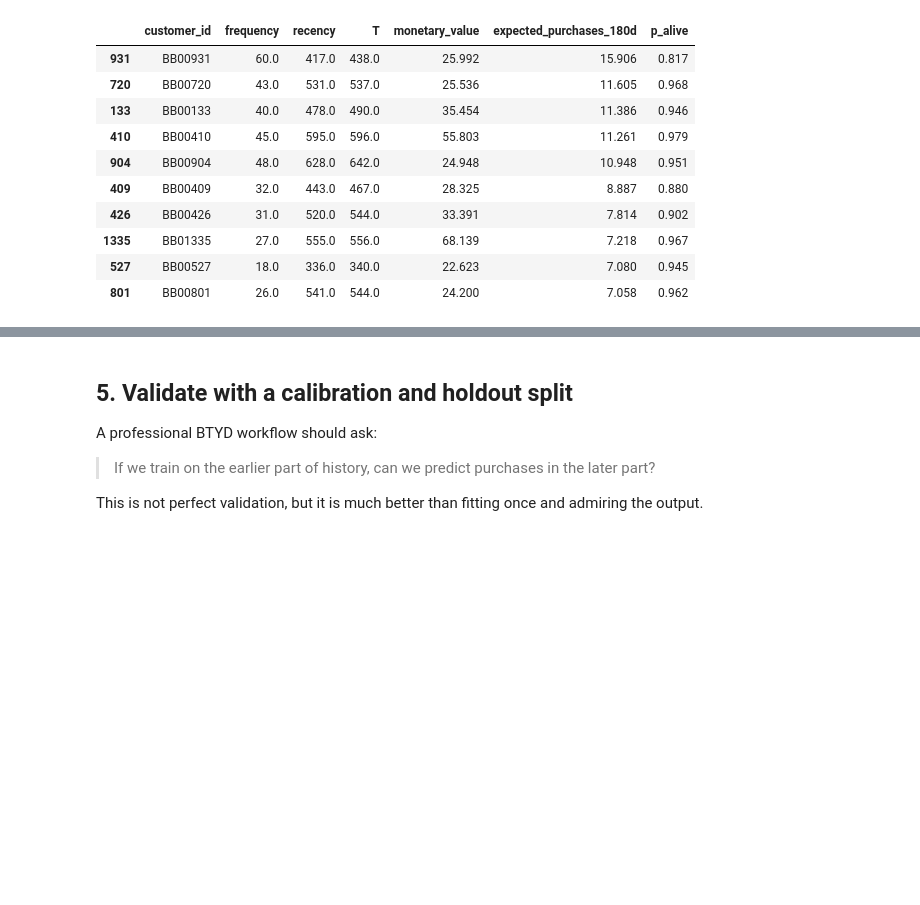
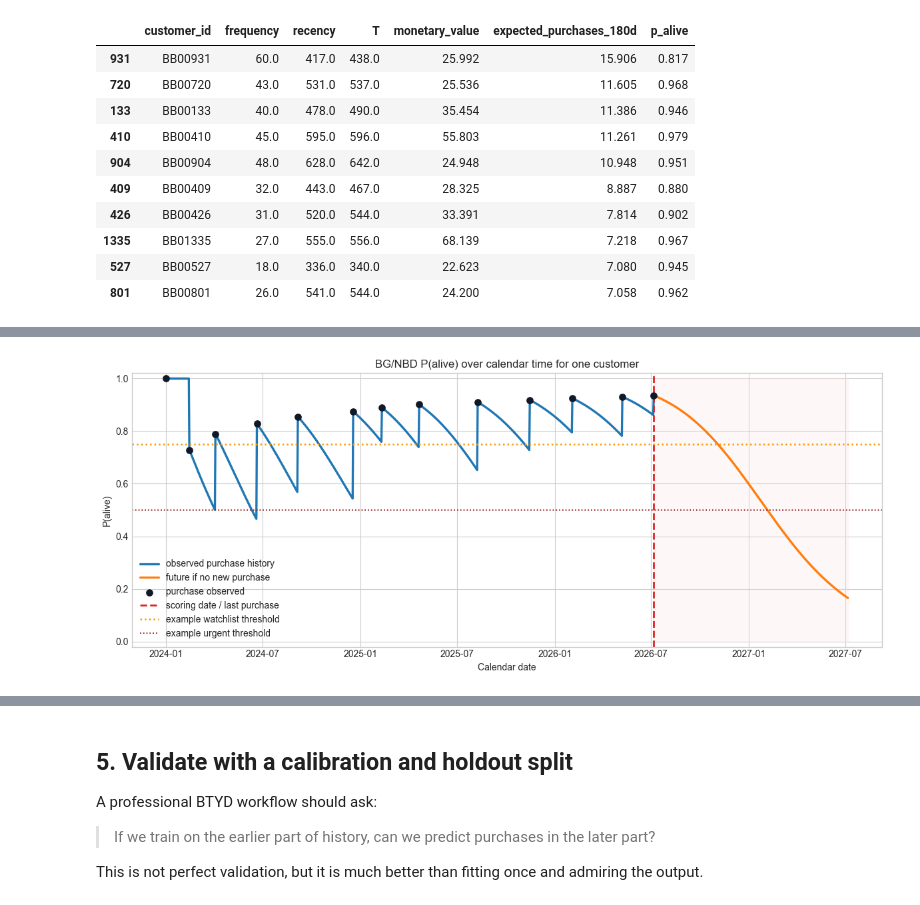
Before and after one commit to josephazar/Survival_Analysis_Demo, a Jupyter notebook: btyd_analysis/BTYD_Intro_End_to_End_Project.ipynb, the cells around one changed output, grey strips where cells are left out. Drawn from its saved outputs; the diff is of its cells as text; code cells hidden in the pictures; blank space fills up the shorter version.

Commit message:
Extend BTYD intro with p-alive and CLTV backtests

```diff
--- a/btyd_analysis/BTYD_Intro_End_to_End_Project.ipynb
+++ b/btyd_analysis/BTYD_Intro_End_to_End_Project.ipynb
@@ -383,0 +400,84 @@ rfm.sort_values("expected_purchases_180d", ascending=False)[inspect_cols].head(1
+# %%
+demo_purchase_dates = pd.to_datetime([
+    '2024-01-01', '2024-02-14', '2024-04-03', '2024-06-20',
+    '2024-09-05', '2024-12-18', '2025-02-10', '2025-04-21',
+    '2025-08-09', '2025-11-15', '2026-02-03', '2026-05-08', '2026-07-06',
+])
+first_purchase = demo_purchase_dates.min()
+last_observed_purchase = pd.Timestamp('2026-07-06')
+future_end = last_observed_purchase + pd.DateOffset(months=12)
+
+timeline = pd.date_range(first_purchase, future_end, freq='D')
+curve_rows = []
+for as_of_date in timeline:
+    observed_dates = demo_purchase_dates[demo_purchase_dates <= as_of_date]
+    last_seen = observed_dates.max()
+    frequency = float(len(observed_dates) - 1)
+    recency = float((last_seen - first_purchase).days) if frequency > 0 else 0.0
+    T = float((as_of_date - first_purchase).days)
+    p_alive_today = float(np.asarray(bgf.conditional_probability_alive(frequency, recency, T)).ravel()[0])
+    curve_rows.append({
+        'as_of_date': as_of_date,
+        'frequency': frequency,
+        'recency': recency,
+        'T': T,
+        'p_alive': p_alive_today,
+        'period': 'observed purchase history' if as_of_date <= last_observed_purchase else 'future if no new purchase',
+    })
+
+p_alive_curve = pd.DataFrame(curve_rows)
+thresholds = [0.75, 0.50]
+
+fig, ax = plt.subplots(figsize=(12, 5))
+for period, grp in p_alive_curve.groupby('period', sort=False):
+    ax.plot(grp['as_of_date'], grp['p_alive'], linewidth=2.4, label=period)
+
+purchase_points = p_alive_curve[p_alive_curve['as_of_date'].isin(demo_purchase_dates)]
+ax.scatter(purchase_points['as_of_date'], purchase_points['p_alive'], s=45, color='#111827', zorder=3, label='purchase observed')
+ax.axvline(last_observed_purchase, color='#DC2626', linestyle='--', linewidth=2, label='scoring date / last purchase')
+ax.axhline(0.75, color='#F59E0B', linestyle=':', linewidth=1.8, label='example watchlist threshold')
+ax.axhline(0.50, color='#991B1B', linestyle=':', linewidth=1.3, label='example urgent threshold')
+ax.fill_between(
+    p_alive_curve.loc[p_alive_curve['as_of_date'] >= last_observed_purchase, 'as_of_date'],
+    0,
+    1,
+    color='#FEE2E2',
+    alpha=0.25,
+)
+ax.set_title('BG/NBD P(alive) over calendar time for one customer')
+ax.set_xlabel('Calendar date')
+ax.set_ylabel('P(alive)')
+ax.set_ylim(-0.02, 1.02)
+ax.legend(loc='lower left')
+plt.tight_layout()
+plt.show()
+
+asof_summary_dates = [
+    last_observed_purchase,
+    last_observed_purchase + pd.DateOffset(months=3),
+    last_observed_purchase + pd.DateOffset(months=6),
+    last_observed_purchase + pd.DateOffset(months=12),
+]
+summary_rows = []
+for d in asof_summary_dates:
+    nearest = p_alive_curve.iloc[(p_alive_curve['as_of_date'] - d).abs().argsort()[:1]].iloc[0]
+    summary_rows.append({'date': nearest['as_of_date'].date(), 'p_alive_if_no_new_purchase': nearest['p_alive']})
+
+crossing_rows = []
+future_curve = p_alive_curve[p_alive_curve['as_of_date'] >= last_observed_purchase]
+for threshold in thresholds:
+    crossed = future_curve[future_curve['p_alive'] <= threshold]
+    crossing_rows.append({
+        'threshold': threshold,
+        'first_crossing_date_if_no_new_purchase': crossed['as_of_date'].iloc[0].date() if len(crossed) else 'not within 12 months',
+    })
+
+print('Customer X purchase dates:')
+print(', '.join(d.strftime('%Y-%m-%d') for d in demo_purchase_dates))
+print()
+print('P(alive) checkpoints if no new purchase arrives after 2026-07-06:')
+display(pd.DataFrame(summary_rows).round(3))
+print('Action-threshold crossing dates:')
+display(pd.DataFrame(crossing_rows))
+# %% [output]
+[figure, added]
```
Also changed, not shown: parts of 5 cells of this notebook.
